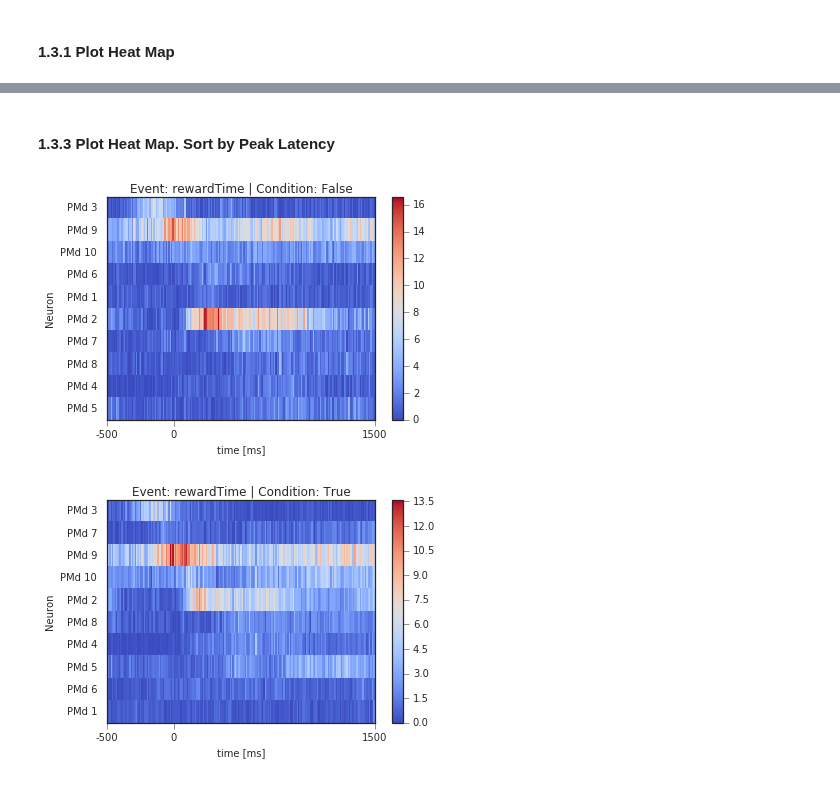
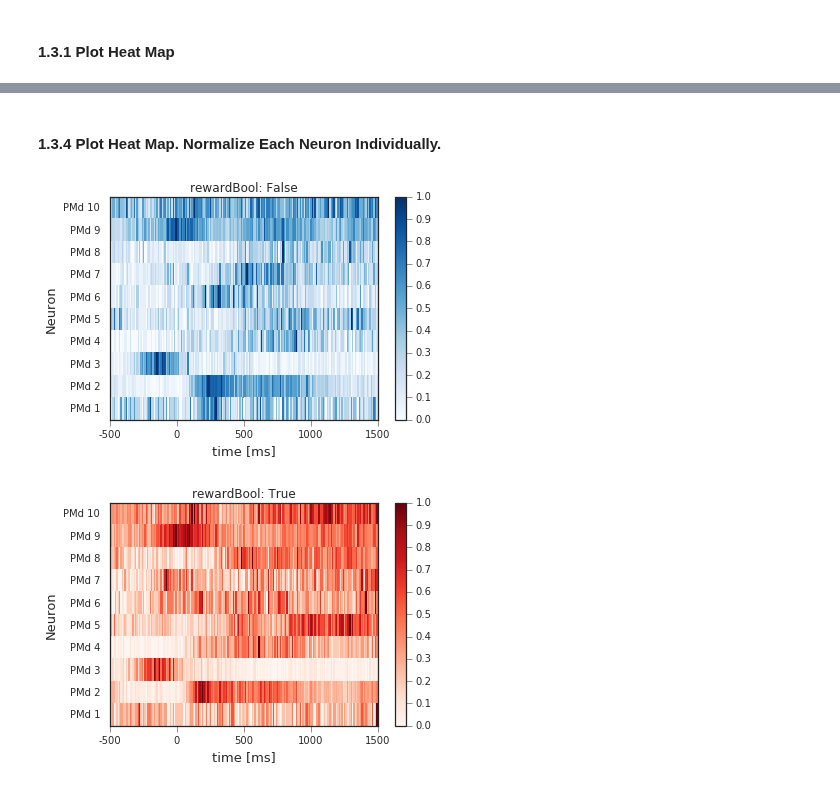
Before and after one commit to KordingLab/spykes, a Jupyter notebook: notebooks_examples/popvis_example.ipynb, the cells around one changed output, grey strips where cells are left out. Saved outputs shown, nothing was run; the diff lists cells and outputs as text; code cells hidden in the pictures.

```diff
--- a/notebooks_examples/popvis_example.ipynb
+++ b/notebooks_examples/popvis_example.ipynb
@@ -125,7 +132,7 @@ pop.plot_heat_map(all_psth, event_name=event, sortby='rate')
 # %% [markdown]
-#### 1.3.3 Plot Heat Map. Sort by Peak Latency
+#### 1.3.4 Plot Heat Map. Normalize Each Neuron Individually.
 # %%
-pop.plot_heat_map(all_psth, event_name=event, sortby='latency')
+pop.plot_heat_map(all_psth, normalize='each')
 # %% [output]
-[figure, old version]
+[figure, new version]
-[figure, old version]
+[figure, new version]
```
Also changed, not shown: parts of 7 cells of this notebook, 1 other file.
